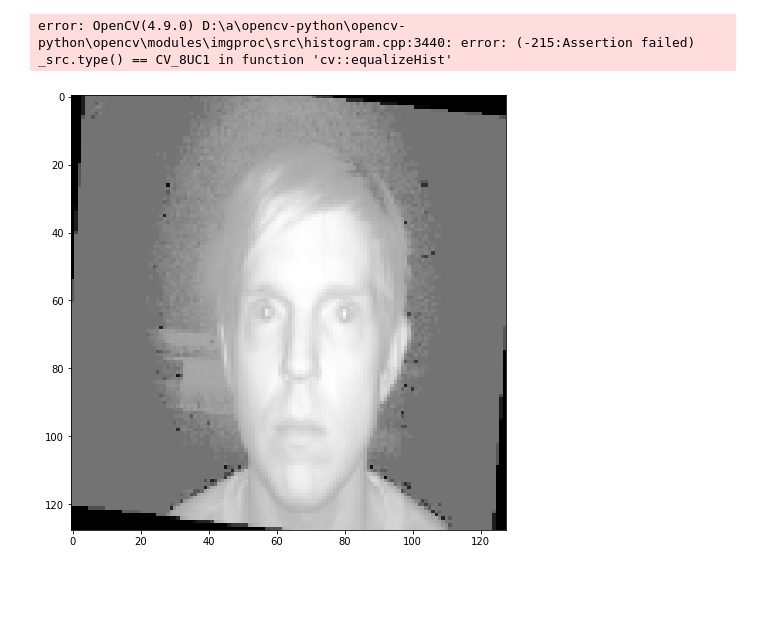
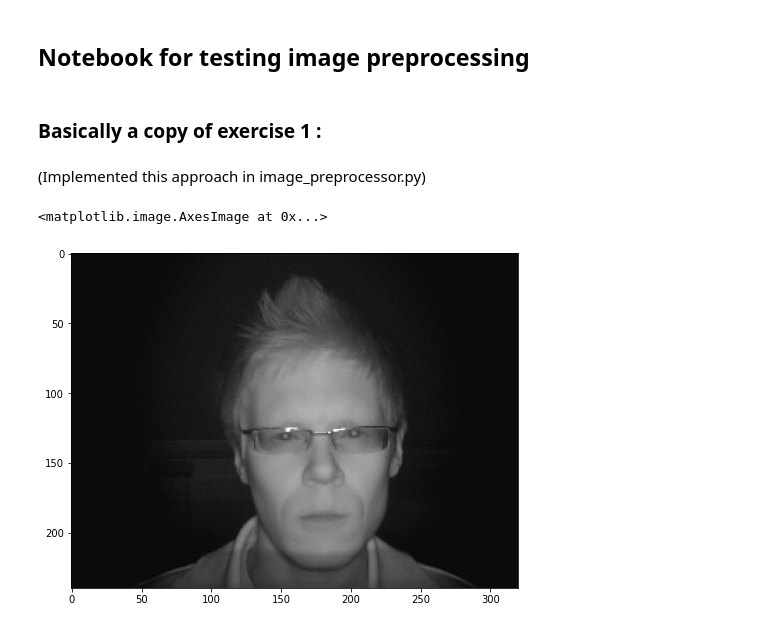
Before and after one commit to lottarantala/affective-computing-project, a Jupyter notebook: preprocess_image.ipynb, the cells around one changed output. Cells and saved outputs as stored; diff of their text form; code cells hidden in the pictures; blank space fills up the shorter version.

```diff
--- a/preprocess_image.ipynb
+++ b/preprocess_image.ipynb
@@ -38,0 +10,6 @@ def preprocess_image(image_path, detector, predictor):
+# %% [markdown]
+## Notebook for testing image preprocessing
+# %% [markdown]
+### Basically a copy of exercise 1 :
+# %% [markdown]
+(Implemented this approach in image_preprocessor.py)
@@ -39,3 +36,12 @@ def preprocess_image(image_path, detector, predictor):
+# %%
+#Plot original image
+img = plt.imread(r"C:\Users\venla\Documents\Affective_computing\Project\OriginalImg\NI\Dark\P001\Anger\000.jpeg")
+plt.figure(figsize=(8, 8))
+
+plt.imshow(img)
+# %% [output]
+<matplotlib.image.AxesImage at 0x...>
+[figure, added]
 # %%
 # Load Dlib’s face detector and shape predictor (landmarks)
 detector = dlib.get_frontal_face_detector()
@@ -43,13 +49,0 @@ predictor = dlib.shape_predictor("shape_predictor_68_face_landmarks.dat")
-# %%
-image_path = r"C:\Users\venla\Documents\Affective_computing\Project\OriginalImg\NI\Dark\P005\Happiness\001.jpeg"
-image_processed = preprocess_image(image_path, detector, predictor)
-# %% [output]
-error: OpenCV(4.9.0) D:\a\opencv-python\opencv-python\opencv\modules\imgproc\src\histogram.cpp:3440: error: (-215:Assertion failed) _src.type() == CV_8UC1 in function 'cv::equalizeHist'
-# %%
-import matplotlib.pyplot as plt
-
-plt.figure(figsize=(8, 8))
-plt.imshow(image_processed, "gray")
-plt.show()
-# %% [output]
-[figure, removed]
```
Also changed, not shown: parts of 9 cells of this notebook, 5 other files.
